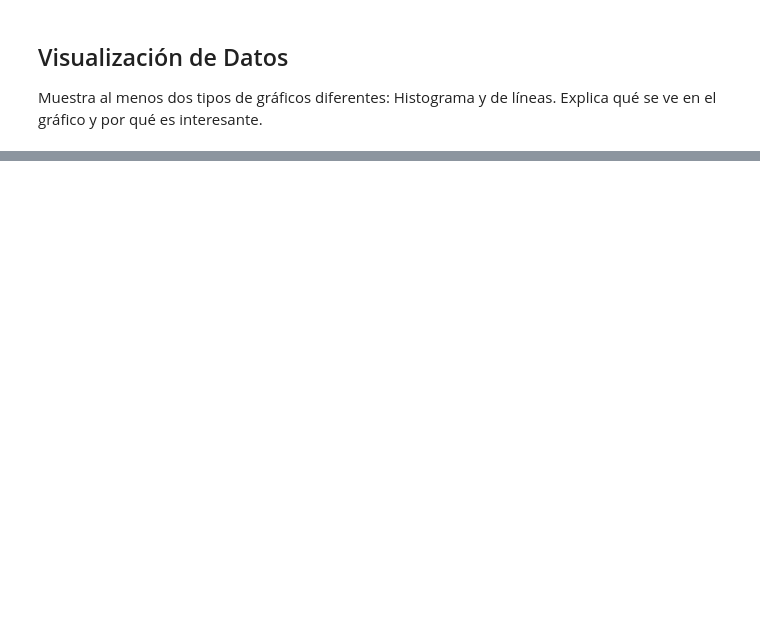
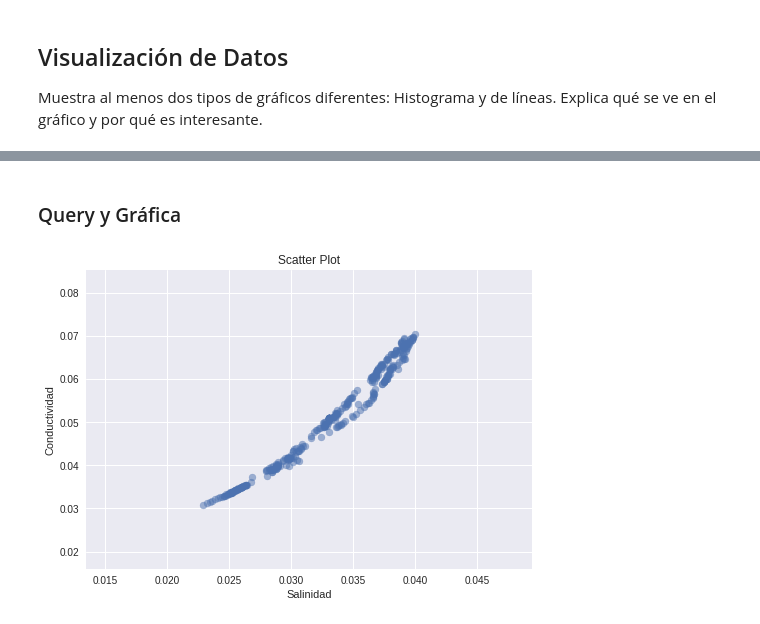
Before and after one commit to yerartdev/uc-m1967-mdsi, a Jupyter notebook: d11/ORM-SQLAlchemy_v2.ipynb, the cells around one changed output, grey strips where cells are left out. Cells and saved outputs as stored; diff of their text form; code cells hidden in the pictures; blank space fills up the shorter version.

Commit message:
ORM: Ejercicio indvidual, Volcado en la Base de Datos, Visualización de Datos (Scatter Plot)

```diff
--- a/d11/ORM-SQLAlchemy_v2.ipynb
+++ b/d11/ORM-SQLAlchemy_v2.ipynb
@@ -2157,0 +2247,4 @@ Explica qué se ve en el gráfico y por qué es interesante.
+# %%
+# mapped classes are now created with names by default
+# matching that of the table name.
+Embalse = Base.classes.amt
@@ -2157,0 +2265,10 @@ Explica qué se ve en el gráfico y por qué es interesante.
+# %% [markdown]
+### Query y Gráfica
+# %%
+#::GMG::Abrimos una sesión
+session = Session(engine)
+# %%
+result = session.query(Embalse.AVG_Salinity, Embalse.AVG_Cond)
+# %%
+# https://stackoverflow.com/questions/7558908/unpacking-a-list-tuple-of-pairs-into-two-lists-tuples
+salinidad, conductividad = zip(*result.all())
@@ -2157,0 +2278,9 @@ Explica qué se ve en el gráfico y por qué es interesante.
+# %%
+# https://matplotlib.org/gallery/shapes_and_collections/scatter.html
+plt.scatter(salinidad, conductividad, alpha=0.5)
+plt.title('Scatter Plot')
+plt.xlabel('Salinidad')
+plt.ylabel('Conductividad')
+plt.show()
+# %% [output]
+[figure, added]
```
Also changed, not shown: parts of 25 cells of this notebook.
